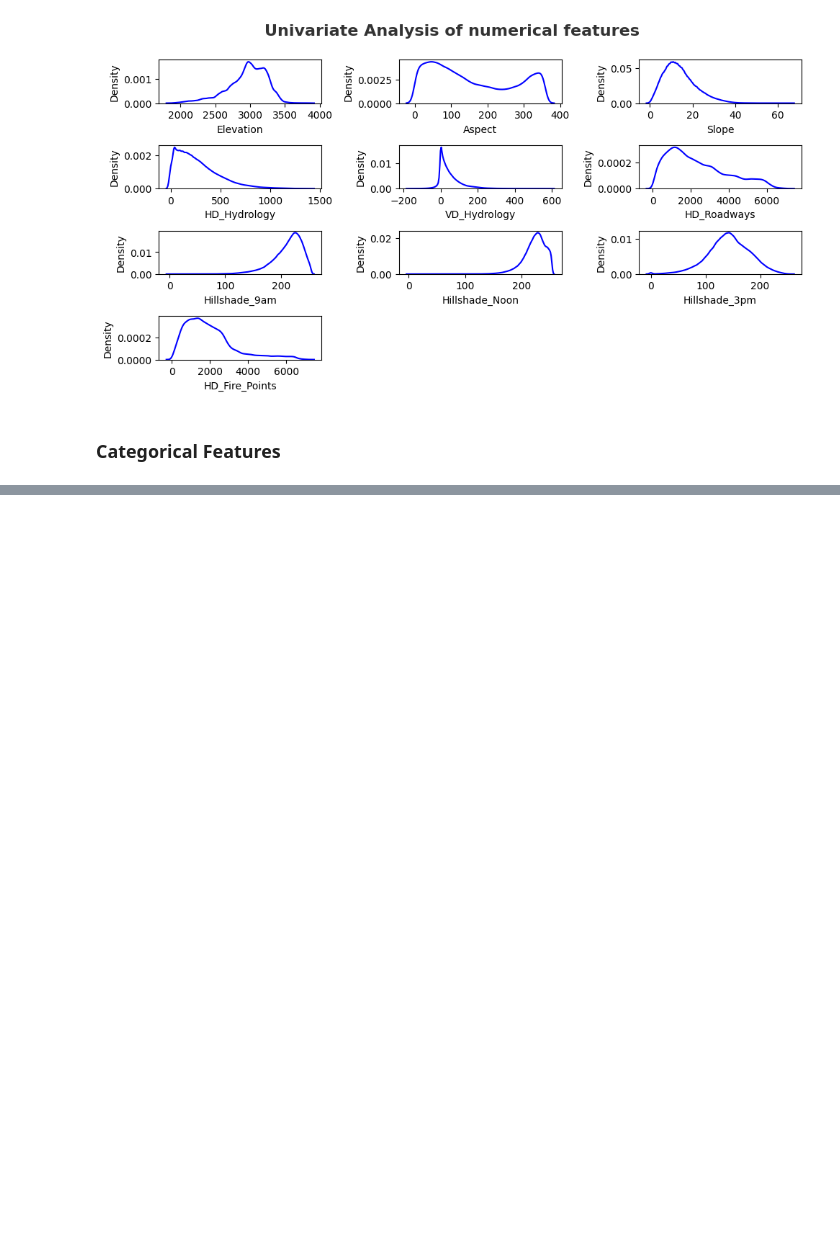
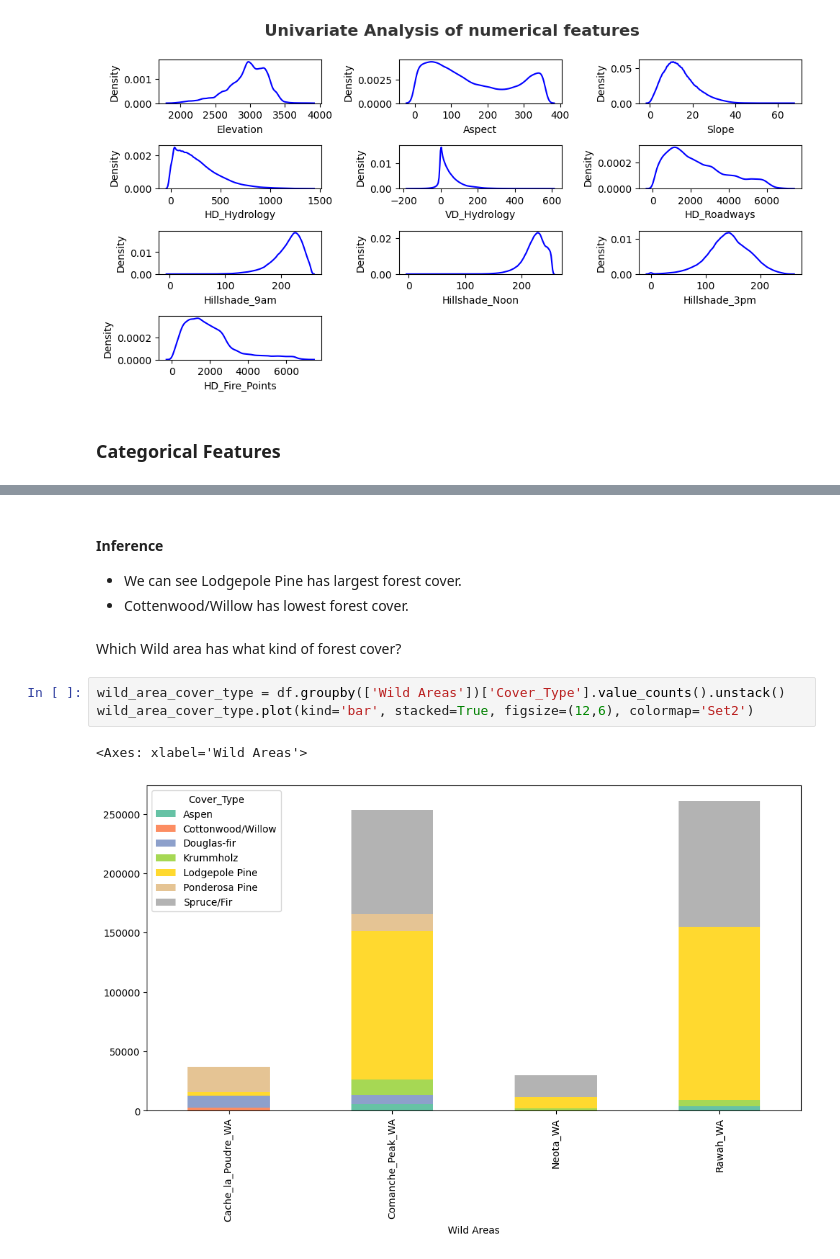
Before and after one commit to anshgupta1903/Project_GreenVision, a Jupyter notebook: notebooks/EDA_Forest_Cover_Type_Prediction.ipynb, the cells around one changed output, grey strips where cells are left out. Saved outputs shown, nothing was run; the diff lists cells and outputs as text; blank space fills up the shorter version.

```diff
--- a/notebooks/EDA_Forest_Cover_Type_Prediction.ipynb
+++ b/notebooks/EDA_Forest_Cover_Type_Prediction.ipynb
@@ -172,0 +297,12 @@ for i in range(0, len(numerical_cols)):
+# %% [markdown]
+#### Inference
+* We can see Lodgepole Pine has largest forest cover.
+* Cottenwood/Willow has lowest forest cover.
+# %% [markdown]
+Which Wild area has what kind of forest cover?
+# %%
+wild_area_cover_type = df.groupby(['Wild Areas'])['Cover_Type'].value_counts().unstack()
+wild_area_cover_type.plot(kind='bar', stacked=True, figsize=(12,6), colormap='Set2')
+# %% [output]
+<Axes: xlabel='Wild Areas'>
+[figure, added]
```
Also changed, not shown: parts of 17 cells of this notebook.
